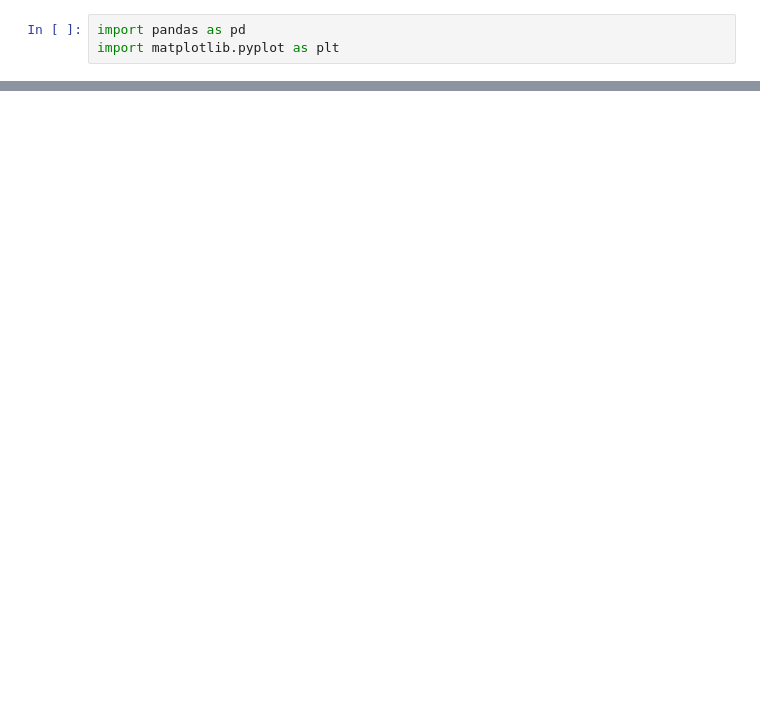
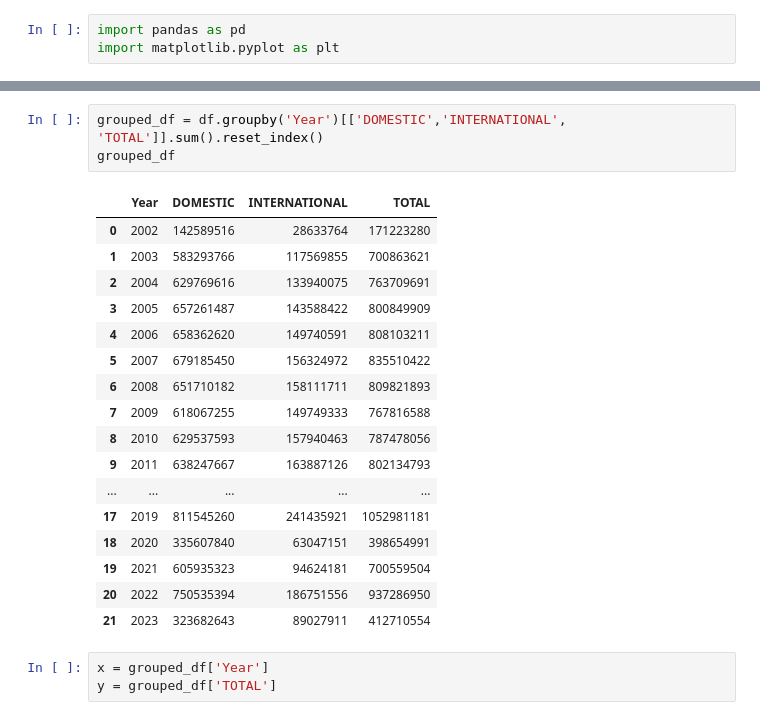
Before and after one commit to Zaiddc/Air-Travel-Occupancy-Analysis-and-Forecasting, a Jupyter notebook: main.ipynb, the cells around one changed output, grey strips where cells are left out. Saved outputs shown, nothing was run; the diff lists cells and outputs as text; blank space fills up the shorter version.

```diff
--- a/main.ipynb
+++ b/main.ipynb
@@ -25,0 +45,24 @@ df.describe()
+# %%
+grouped_df = df.groupby('Year')[['DOMESTIC','INTERNATIONAL', 'TOTAL']].sum().reset_index()
+grouped_df
+# %% [output]
+|  | Year | DOMESTIC | INTERNATIONAL | TOTAL |
+| 0 | 2002 | 142589516 | 28633764 | 171223280 |
+| 1 | 2003 | 583293766 | 117569855 | 700863621 |
+| 2 | 2004 | 629769616 | 133940075 | 763709691 |
+| 3 | 2005 | 657261487 | 143588422 | 800849909 |
+| 4 | 2006 | 658362620 | 149740591 | 808103211 |
+| 5 | 2007 | 679185450 | 156324972 | 835510422 |
+| 6 | 2008 | 651710182 | 158111711 | 809821893 |
+| 7 | 2009 | 618067255 | 149749333 | 767816588 |
+| 8 | 2010 | 629537593 | 157940463 | 787478056 |
+| 9 | 2011 | 638247667 | 163887126 | 802134793 |
+| ... | ... | ... | ... | ... |
+| 17 | 2019 | 811545260 | 241435921 | 1052981181 |
+| 18 | 2020 | 335607840 | 63047151 | 398654991 |
+| 19 | 2021 | 605935323 | 94624181 | 700559504 |
+| 20 | 2022 | 750535394 | 186751556 | 937286950 |
+| 21 | 2023 | 323682643 | 89027911 | 412710554 |
+# %%
+x = grouped_df['Year']
+y = grouped_df['TOTAL']
```
Also changed, not shown: parts of 8 cells of this notebook, 1 other file.
